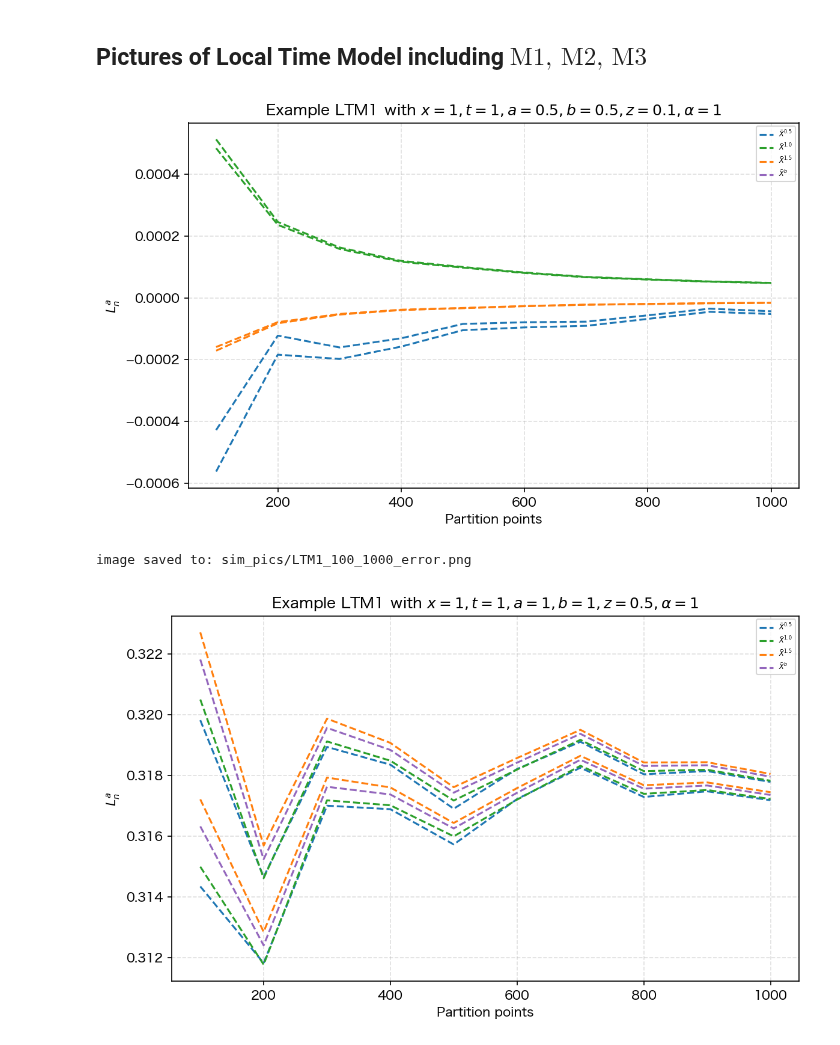
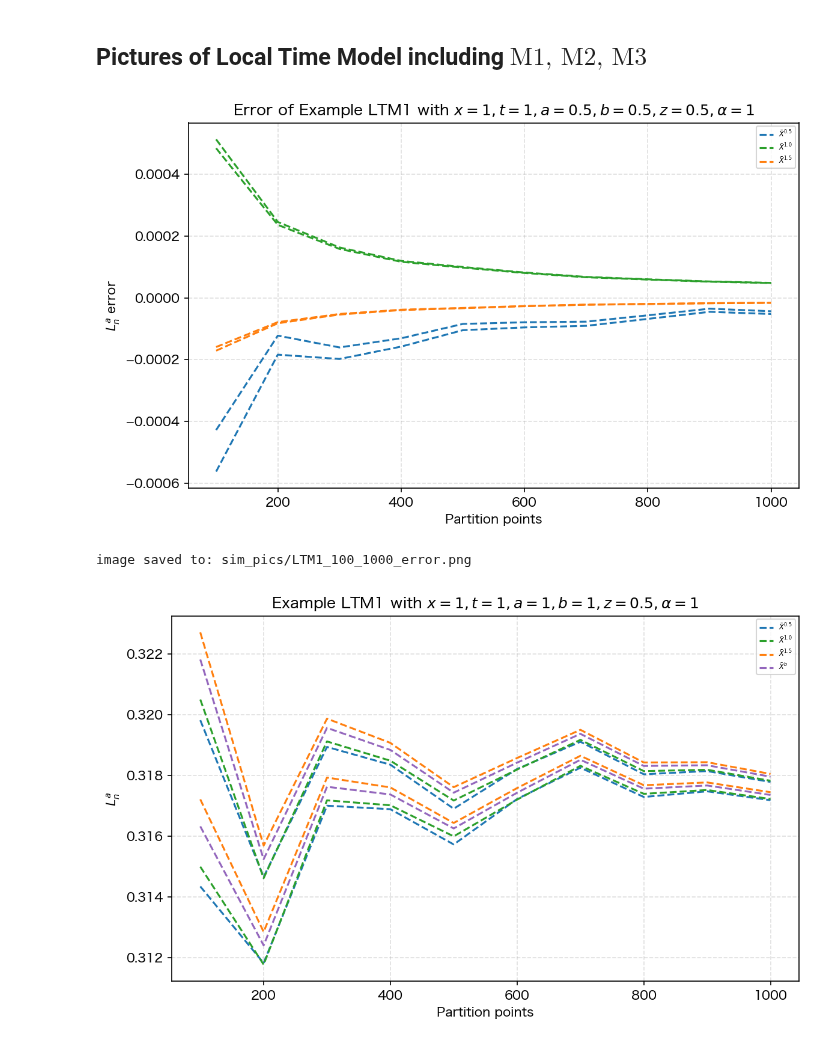
Before and after one commit to Andriyichenko/simulation, a Jupyter notebook: plot_LT.ipynb, the cells around one changed output. Cells and saved outputs as stored; diff of their text form; code cells hidden in the pictures.

```diff
--- a/plot_LT.ipynb
+++ b/plot_LT.ipynb
@@ -37,41 +37,38 @@ paths = 8 * (df2['points'] ** 2)
 A_se_df2     = A_std_df2   / np.sqrt(paths)
 Am_se_df2    = Am_std_df2  / np.sqrt(paths)
 A15_se_df2   = A15_std_df2 / np.sqrt(paths)
-Axb_se_df2   = Axb_std_df2 / np.sqrt(paths)
 
 # Confidence bands
 A_up_df2     = df2['A']     + z * A_se_df2
 A_low_df2    = df2['A']     - z * A_se_df2
 Am_up_df2    = df2['Am']    + z * Am_se_df2
 Am_low_df2   = df2['Am']    - z * Am_se_df2
 A15_up_df2   = df2['A_1_5'] + z * A15_se_df2
 A15_low_df2  = df2['A_1_5'] - z * A15_se_df2
-Axb_up_df2   = df2['Ab']   + z * Axb_se_df2
-Axb_low_df2  = df2['Ab']   - z * Axb_se_df2
+
 
 # グラフを描画
 plt.figure(figsize=(8, 5), dpi=150)  # dpi とは Dots Per Inch を意味する
 plt.plot(df2["points"], A_up_df2, linestyle="--", color="#1f77b4", label=r"$\bar{X}^{0.5}$")
 plt.plot(df2["points"], A_low_df2, linestyle="--", color="#1f77b4")
 plt.plot(df2["points"], Am_up_df2, linestyle="--", color="#2ca02c", label=r"$\bar{X}^{1.0}$ ")
 plt.plot(df2["points"], Am_low_df2, linestyle="--", color="#2ca02c")
 plt.plot(df2["points"], A15_up_df2, linestyle="--", color="#ff7f0e", label=r"$\bar{X}^{1.5}$ ")
 plt.plot(df2["points"], A15_low_df2, linestyle="--", color="#ff7f0e")
-plt.plot(df2["points"], Axb_up_df2, linestyle="--", color="#9467bd", label=r"$\bar{X}^{b}$ ")
-plt.plot(df2["points"], Axb_low_df2, linestyle="--", color="#9467bd")
 
 
-plt.title(r'Example LTM1 with $x=1,t=1,a=0.5,b=0.5,z=0.1,\alpha=1$')
+
+plt.title(r'Error of Example LTM1 with $x=1,t=1,a=0.5,b=0.5,z=0.5,\alpha=1$')
 plt.xlabel("Partition points")
-plt.ylabel("$L^{a}_n$ ")
+plt.ylabel("$L^{a}_n$ error ")
 plt.grid(True, linestyle="--", alpha=0.4)
 plt.legend(fontsize=5.5, loc='best')
 plt.tight_layout()  # 自動的にレイアウトを調整する
 plt.savefig(save_path, dpi=250, bbox_inches='tight')
 plt.show()
 print("image saved to:", save_path)
 # %% [output]
-[figure, old version]
+[figure, new version]
 image saved to: sim_pics/LTM1_100_1000_error.png
 # %%
 #LTM1_100_1000
```
Also changed, not shown: parts of 2 cells of this notebook, 6 other files.
